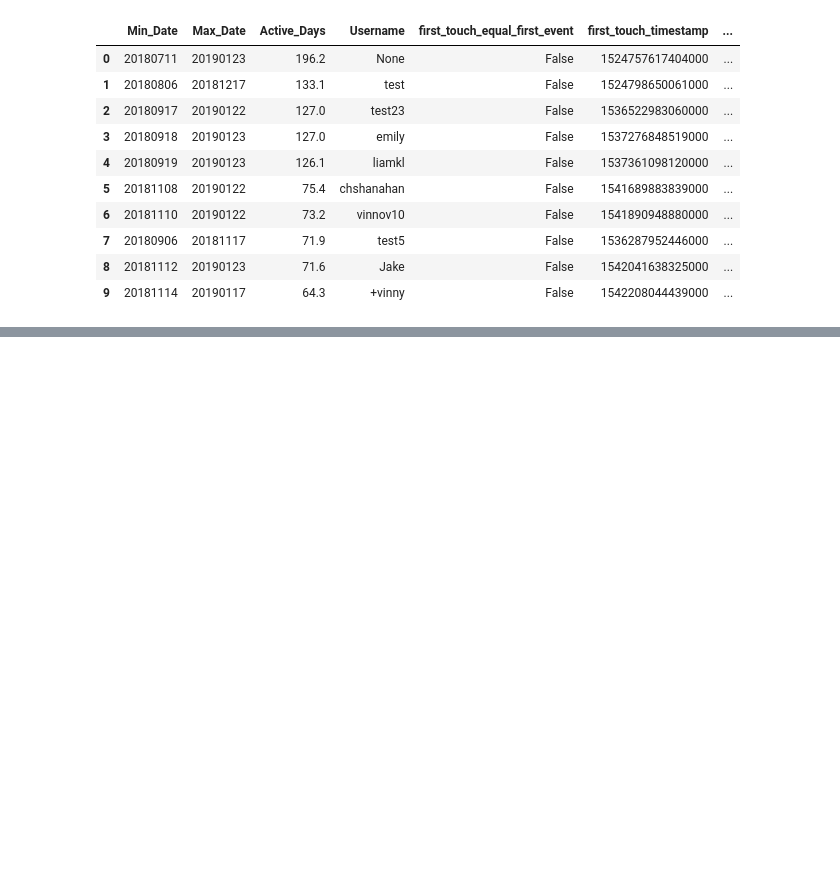
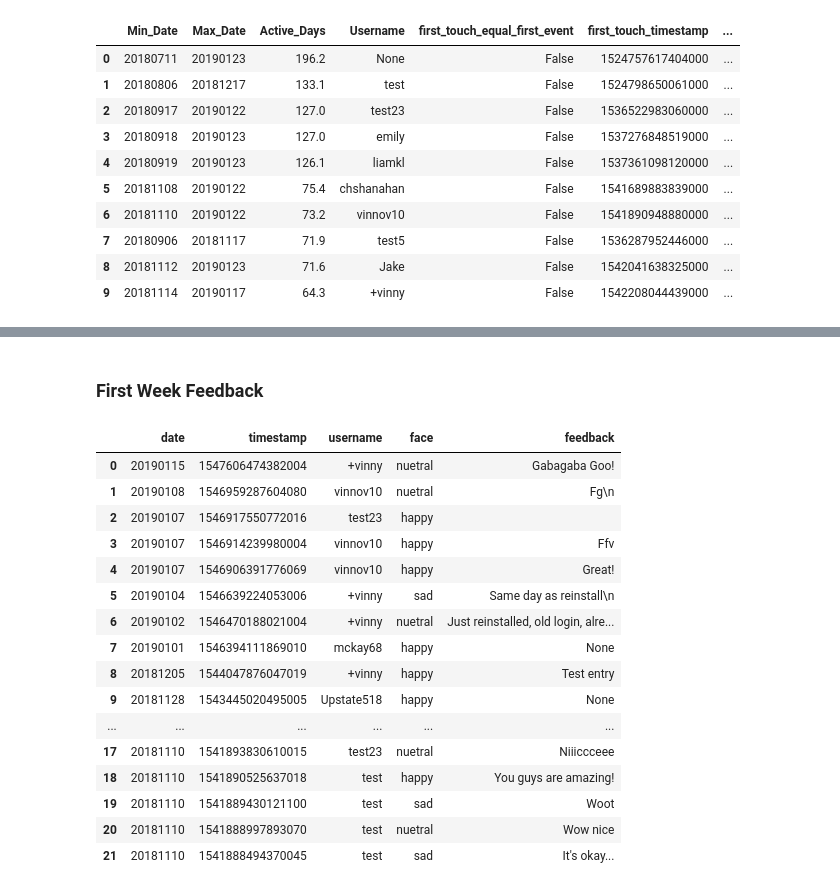
Before and after one commit to HeyCharlie2016/analysis, a Jupyter notebook: notebooks/SQLLibrary.ipynb, the cells around one changed output, grey strips where cells are left out. Saved outputs shown, nothing was run; the diff lists cells and outputs as text; code cells hidden in the pictures; blank space fills up the shorter version.

```diff
--- a/notebooks/SQLLibrary.ipynb
+++ b/notebooks/SQLLibrary.ipynb
@@ -295,0 +376,43 @@ df.head(10)
+# %% [markdown]
+### First Week Feedback
+# %%
+query = """
+SELECT
+    event_date AS date,
+    event_timestamp AS timestamp,
+    user_properties.value.string_value as username,
+    (SELECT event_params.value.string_value
+    FROM UNNEST(event_params) AS event_params
+    WHERE event_params.key = 'face') AS face,
+    (SELECT event_params.value.string_value
+    FROM UNNEST(event_params) AS event_params
+    WHERE event_params.key = 'feedback') AS feedback
+FROM
+    `analytics_153084895.events_*`,
+    UNNEST(user_properties) AS user_properties
+WHERE
+    event_name = 'first_week_questionnaire_answer'
+    AND user_properties.value.string_value IS NOT NULL
+ORDER BY
+    event_timestamp DESC
+"""
+df = client.query(query).to_dataframe()
+df
+# %% [output]
+|  | date | timestamp | username | face | feedback |
+| 0 | 20190115 | 1547606474382004 | +vinny | nuetral | Gabagaba Goo! |
+| 1 | 20190108 | 1546959287604080 | vinnov10 | nuetral | Fg\n |
+| 2 | 20190107 | 1546917550772016 | test23 | happy |  |
+| 3 | 20190107 | 1546914239980004 | vinnov10 | happy | Ffv |
+| 4 | 20190107 | 1546906391776069 | vinnov10 | happy | Great! |
+| 5 | 20190104 | 1546639224053006 | +vinny | sad | Same day as reinstall\n |
+| 6 | 20190102 | 1546470188021004 | +vinny | nuetral | Just reinstalled, old login, alre... |
+| 7 | 20190101 | 1546394111869010 | mckay68 | happy | None |
+| 8 | 20181205 | 1544047876047019 | +vinny | happy | Test entry |
+| 9 | 20181128 | 1543445020495005 | Upstate518 | happy | None |
+| ... | ... | ... | ... | ... | ... |
+| 17 | 20181110 | 1541893830610015 | test23 | nuetral | Niiiccceee |
+| 18 | 20181110 | 1541890525637018 | test | happy | You guys are amazing! |
+| 19 | 20181110 | 1541889430121100 | test | sad | Woot |
+| 20 | 20181110 | 1541888997893070 | test | nuetral | Wow nice |
+| 21 | 20181110 | 1541888494370045 | test | sad | It's okay... |
```
Also changed, not shown: parts of 23 cells of this notebook.
